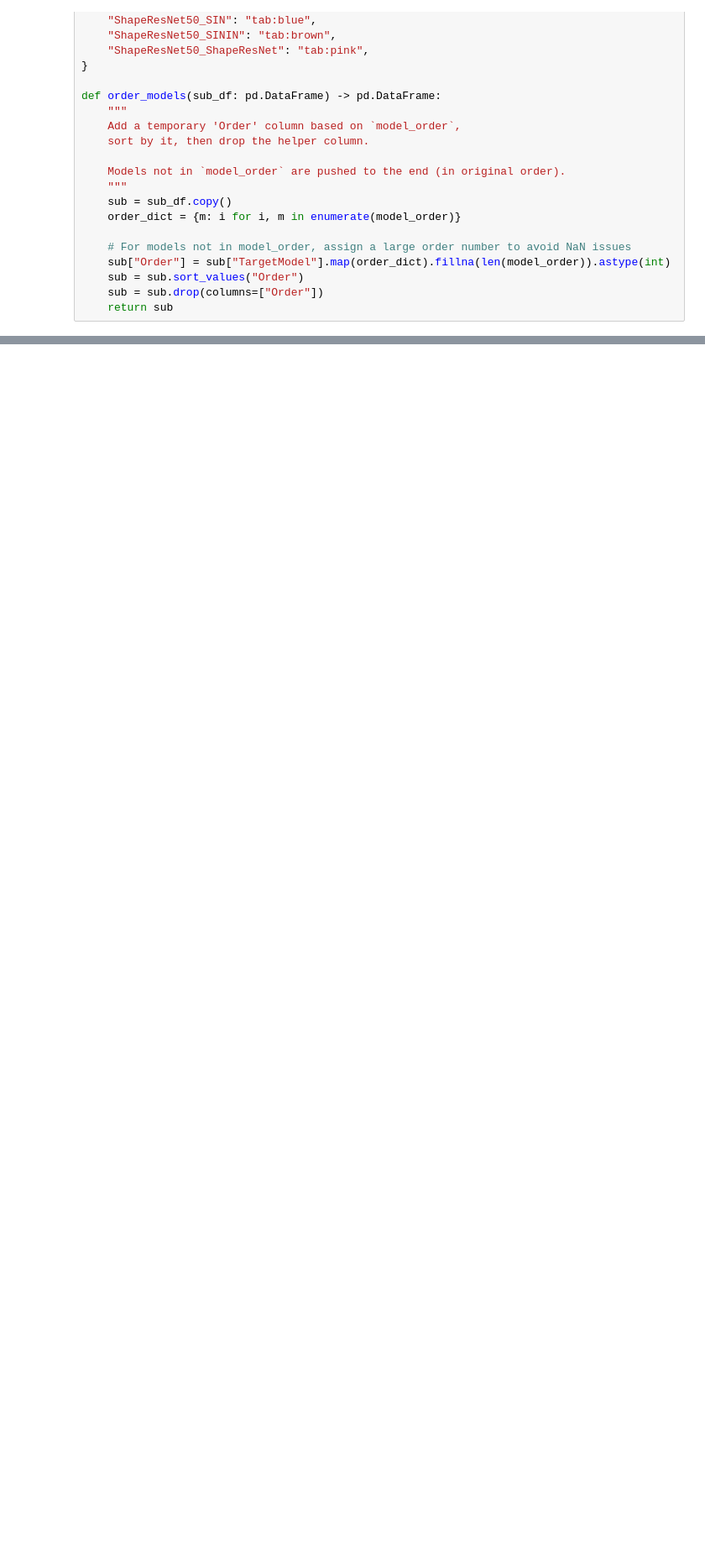
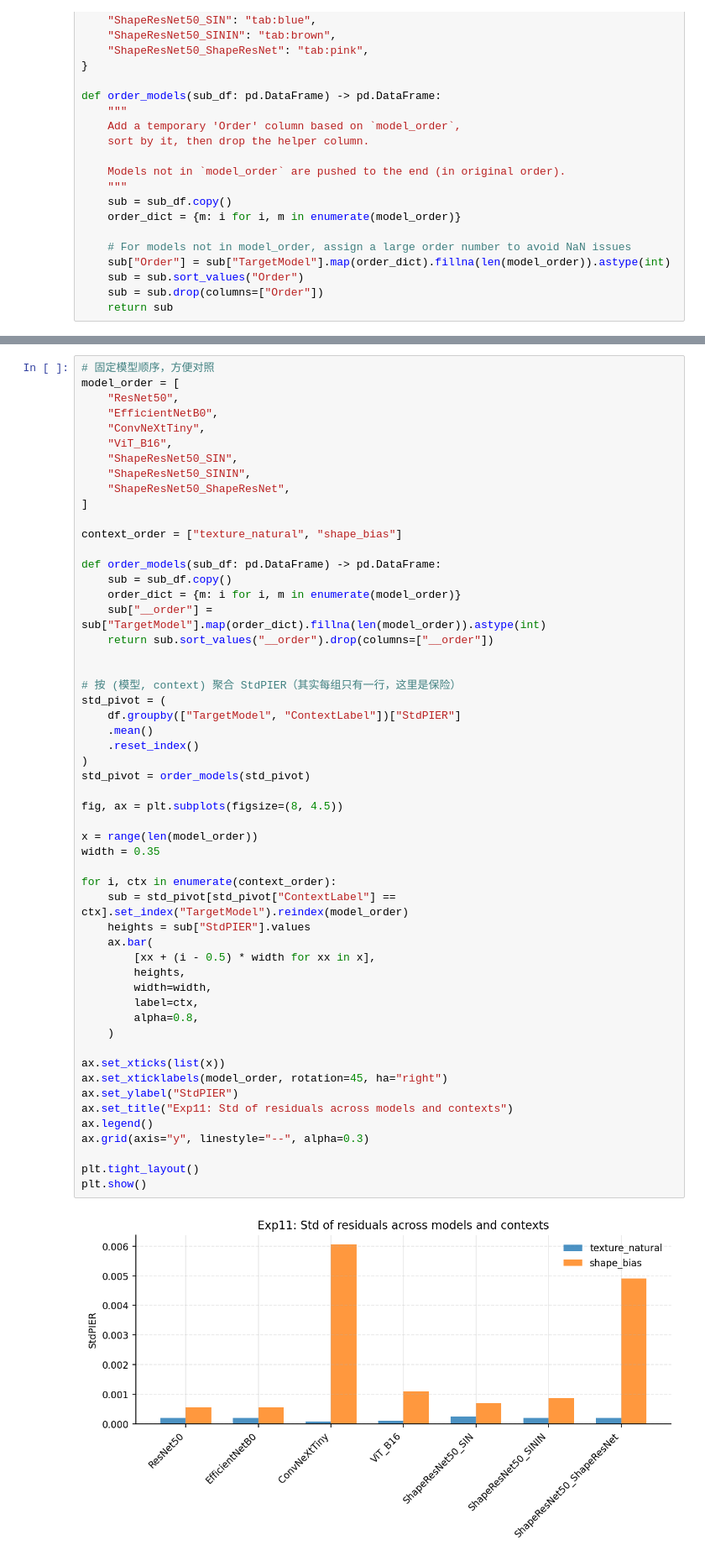
Before and after one commit to youlei202/ISQED, a Jupyter notebook: notebooks/11_shape_bias_texture.ipynb, the cells around one changed output, grey strips where cells are left out. Shown at 84% size. Drawn from its saved outputs; the diff is of its cells as text; blank space fills up the shorter version.

```diff
--- a/notebooks/11_shape_bias_texture.ipynb
+++ b/notebooks/11_shape_bias_texture.ipynb
@@ -179,0 +180,56 @@ plt.show()
+# %%
+# 固定模型顺序，方便对照
+model_order = [
+    "ResNet50",
+    "EfficientNetB0",
+    "ConvNeXtTiny",
+    "ViT_B16",
+    "ShapeResNet50_SIN",
+    "ShapeResNet50_SININ",
+    "ShapeResNet50_ShapeResNet",
+]
+
+context_order = ["texture_natural", "shape_bias"]
+
+def order_models(sub_df: pd.DataFrame) -> pd.DataFrame:
+    sub = sub_df.copy()
+    order_dict = {m: i for i, m in enumerate(model_order)}
+    sub["__order"] = sub["TargetModel"].map(order_dict).fillna(len(model_order)).astype(int)
+    return sub.sort_values("__order").drop(columns=["__order"])
+
+
+# 按 (模型, context) 聚合 StdPIER（其实每组只有一行，这里是保险）
+std_pivot = (
+    df.groupby(["TargetModel", "ContextLabel"])["StdPIER"]
+    .mean()
+    .reset_index()
+)
+std_pivot = order_models(std_pivot)
+
+fig, ax = plt.subplots(figsize=(8, 4.5))
+
+x = range(len(model_order))
+width = 0.35
+
+for i, ctx in enumerate(context_order):
+    sub = std_pivot[std_pivot["ContextLabel"] == ctx].set_index("TargetModel").reindex(model_order)
+    heights = sub["StdPIER"].values
+    ax.bar(
+        [xx + (i - 0.5) * width for xx in x],
+        heights,
+        width=width,
+        label=ctx,
+        alpha=0.8,
+    )
+
+ax.set_xticks(list(x))
+ax.set_xticklabels(model_order, rotation=45, ha="right")
+ax.set_ylabel("StdPIER")
+ax.set_title("Exp11: Std of residuals across models and contexts")
+ax.legend()
+ax.grid(axis="y", linestyle="--", alpha=0.3)
+
+plt.tight_layout()
+plt.show()
+# %% [output]
+[figure, added]
```
Also changed, not shown: parts of 5 cells of this notebook, 1 other file.
